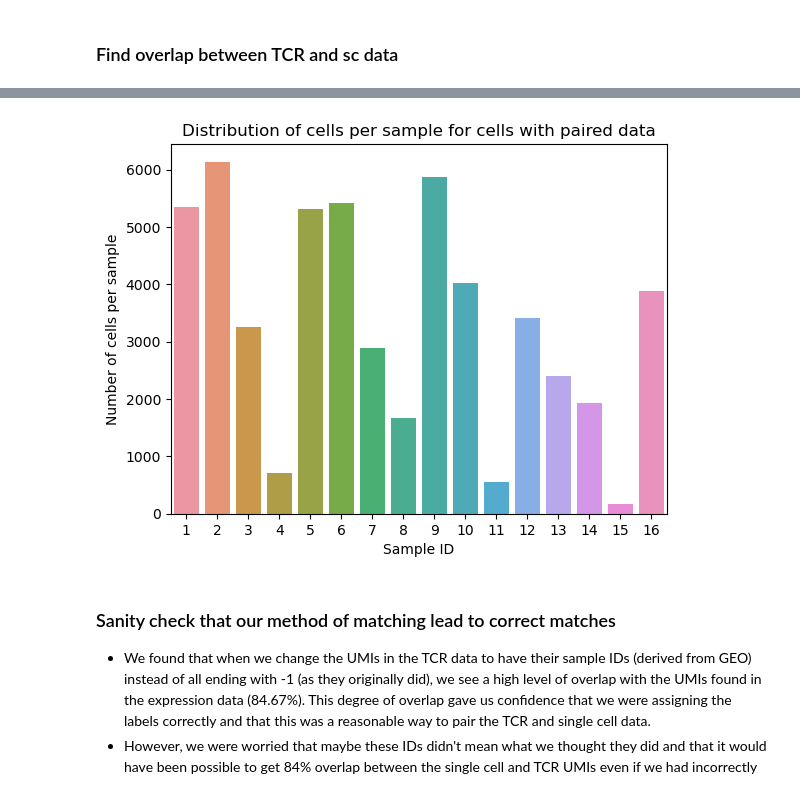
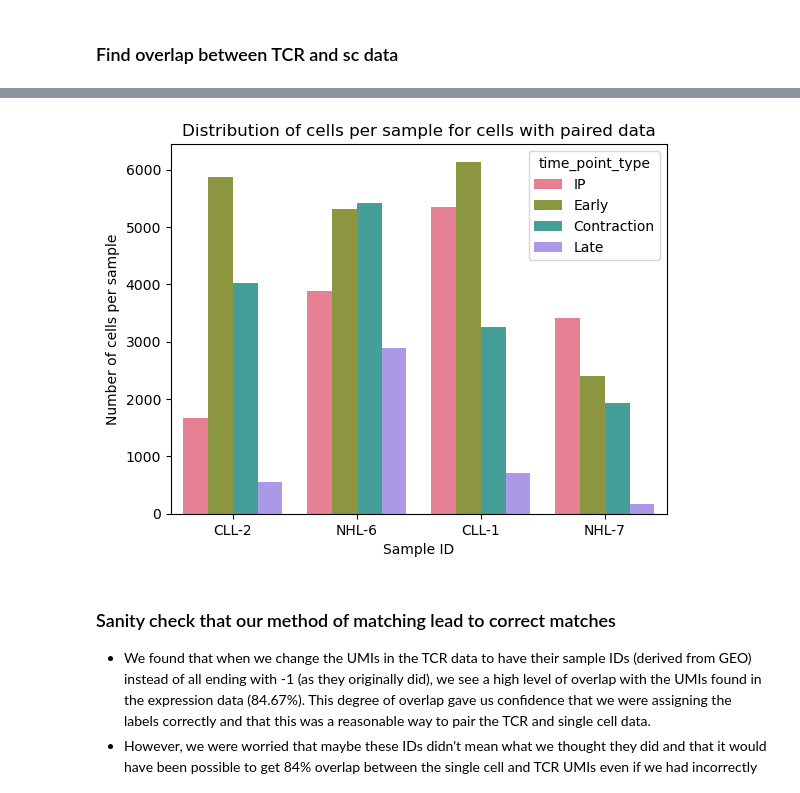
Before and after one commit to ElanaPearl/CAR_T_clonal_kinetics, a Jupyter notebook: pair_tcr_and_expr_data.ipynb, the cells around one changed output, grey strips where cells are left out. Saved outputs shown, nothing was run; the diff lists cells and outputs as text; code cells hidden in the pictures.

```diff
--- a/pair_tcr_and_expr_data.ipynb
+++ b/pair_tcr_and_expr_data.ipynb
@@ -32,14 +33,3 @@ for file in os.listdir(raw_file_folder):
 print(f"There are total of {len(all_barcodes_w_tcr)} unique barcodes across the TCR-seq data")
 # %% [output]
 There are total of 53032 unique barcodes across the TCR-seq data
-# %%
-barcode_counts_per_sample_tcr = {}
-for code in all_barcodes_w_tcr:
-    sample_id = int(code.split("-")[-1])
-    barcode_counts_per_sample_tcr[sample_id] = barcode_counts_per_sample_tcr.get(sample_id, 0) + 1
-
-sns.barplot(x=list(barcode_counts_per_sample_tcr.keys()), y=list(barcode_counts_per_sample_tcr.values()))
-plt.xlabel("Sample ID")
-plt.ylabel("Number of cells per sample")
-plt.title("Distribution of cells per sample for cells with TCR-seq data")
-plt.show()
@@ -48,3 +36,6 @@ plt.show()
+# %%
+id_to_time_pt = meta.set_index("id_in_expmatrix")["time_point_type"].to_dict()
+id_to_patient_id = meta.set_index("id_in_expmatrix")["patient_id"].to_dict()
 # %% [markdown]
 ### Find the unique barcodes in the scRNA seq data
 # %%
@@ -89,13 +82,18 @@ That is 84.67% overlap
 # %%
 barcode_counts_per_sample_tcr = {}
 for code in all_barcodes_w_tcr:
     sample_id = int(code.split("-")[-1])
     barcode_counts_per_sample_tcr[sample_id] = barcode_counts_per_sample_tcr.get(sample_id, 0) + 1
 
-sns.barplot(x=list(barcode_counts_per_sample_tcr.keys()), y=list(barcode_counts_per_sample_tcr.values()))
+barcode_data = pd.DataFrame(barcode_counts_per_sample_tcr.items(), columns=["sample_id", "barcode_count"])
+
+barcode_data["patient_id"] = barcode_data["sample_id"].map(id_to_patient_id)
+barcode_data["time_point_type"] = barcode_data["sample_id"].map(id_to_time_pt)
+
+sns.barplot(data=barcode_data, x="patient_id", y="barcode_count", hue="time_point_type", hue_order=["IP", "Early", "Contraction", "Late"], palette="husl")
 plt.xlabel("Sample ID")
 plt.ylabel("Number of cells per sample")
 plt.title("Distribution of cells per sample for cells with paired data")
 plt.show()
 # %% [output]
-[figure, old version]
+[figure, new version]
```
Also changed, not shown: parts of 9 cells of this notebook.
